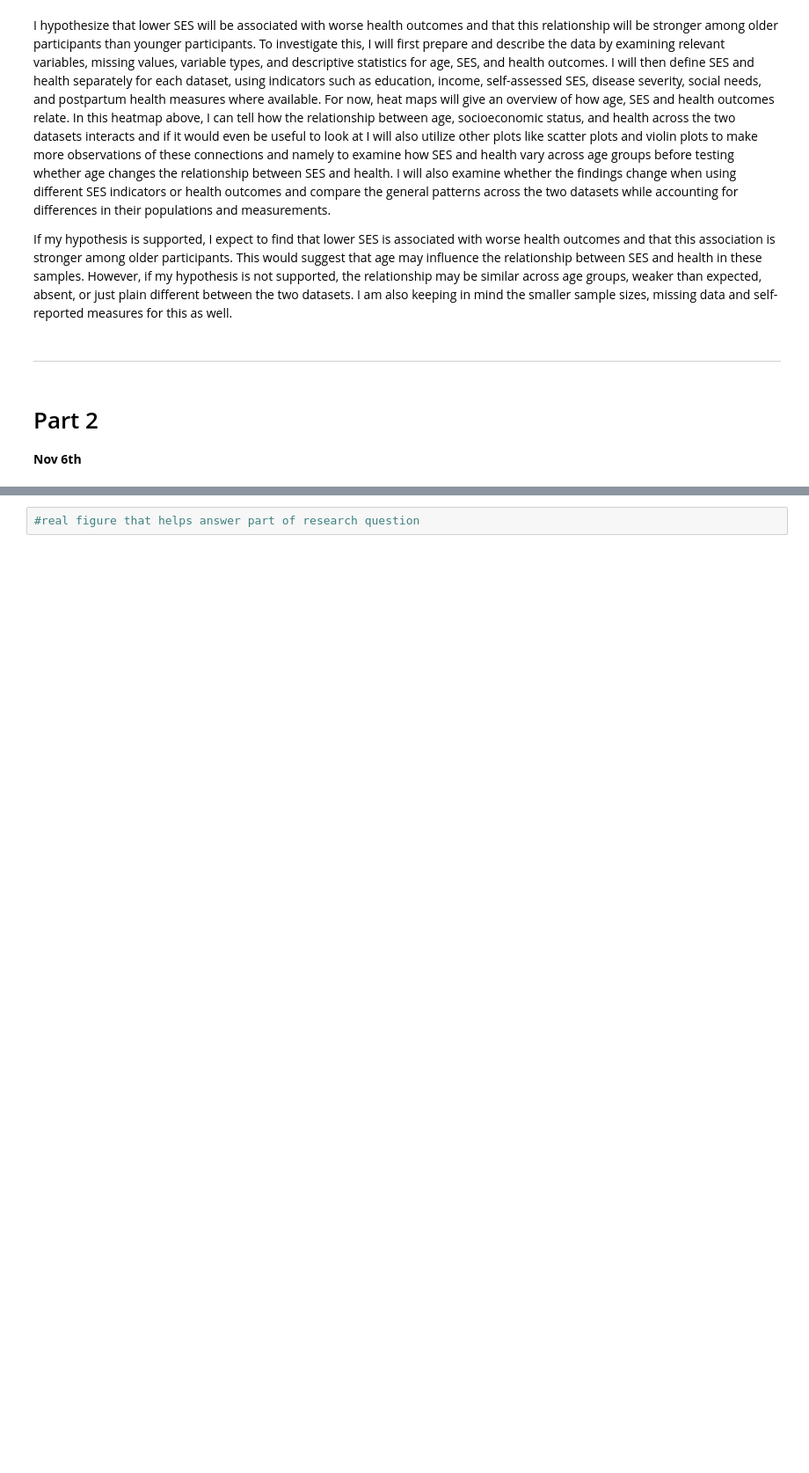
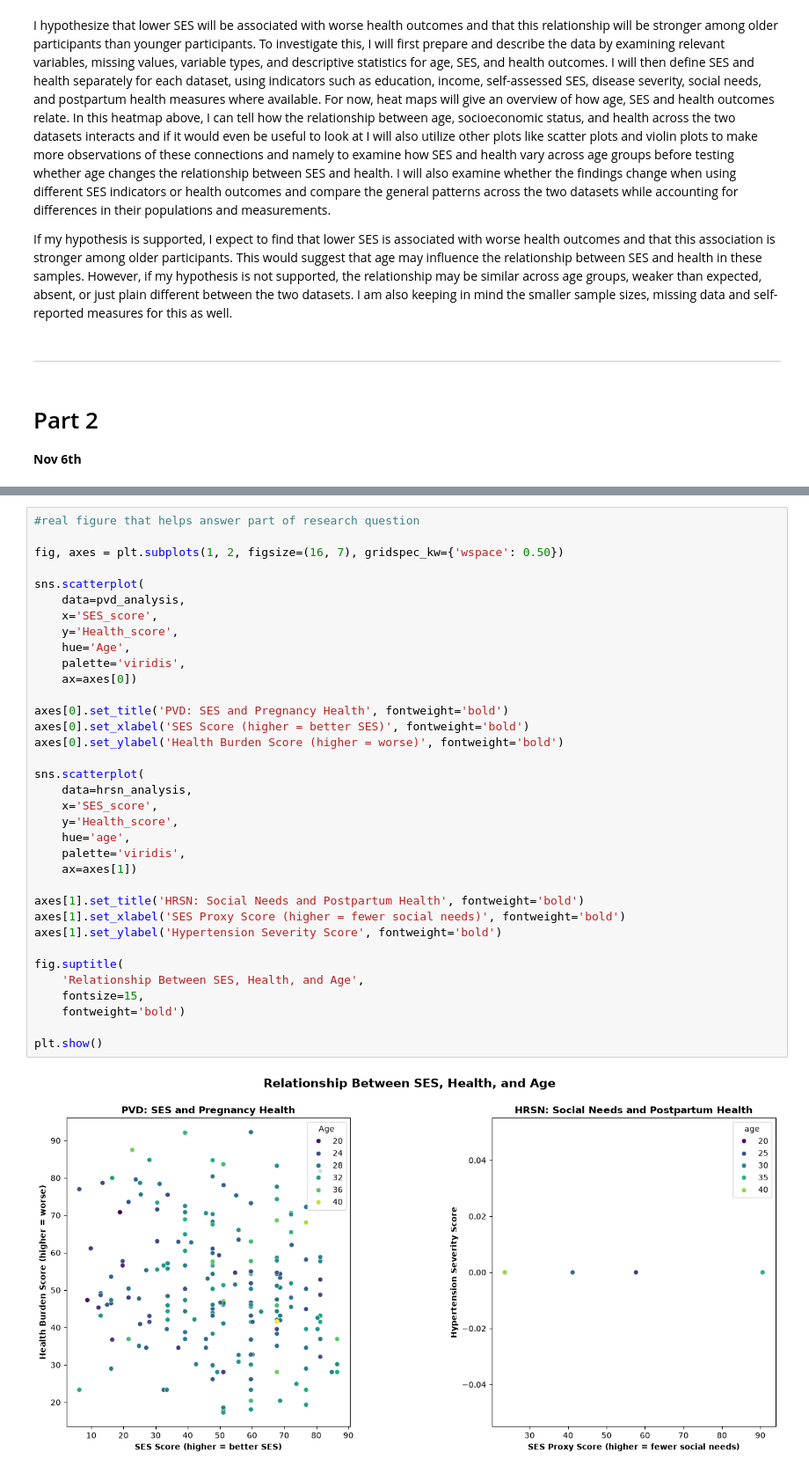
Before and after one commit to vgemoetsjohnson-sketch/FDS2-F26-FinalProject-Group2, a Jupyter notebook: q3_victoriagemoetsjohnson.ipynb, the cells around one changed output, grey strips where cells are left out. Shown at 88% size. Drawn from its saved outputs; the diff is of its cells as text; blank space fills up the shorter version.

```diff
--- a/q3_victoriagemoetsjohnson.ipynb
+++ b/q3_victoriagemoetsjohnson.ipynb
@@ -222,2 +258,37 @@ If my hypothesis is supported, I expect to find that lower SES is associated wit
 # %%
 #real figure that helps answer part of research question
+
+fig, axes = plt.subplots(1, 2, figsize=(16, 7), gridspec_kw={'wspace': 0.50})
+
+sns.scatterplot(
+    data=pvd_analysis,
+    x='SES_score',
+    y='Health_score',
+    hue='Age',
+    palette='viridis',
+    ax=axes[0])
+
+axes[0].set_title('PVD: SES and Pregnancy Health', fontweight='bold')
+axes[0].set_xlabel('SES Score (higher = better SES)', fontweight='bold')
+axes[0].set_ylabel('Health Burden Score (higher = worse)', fontweight='bold')
+
+sns.scatterplot(
+    data=hrsn_analysis,
+    x='SES_score',
+    y='Health_score',
+    hue='age',
+    palette='viridis',
+    ax=axes[1])
+
+axes[1].set_title('HRSN: Social Needs and Postpartum Health', fontweight='bold')
+axes[1].set_xlabel('SES Proxy Score (higher = fewer social needs)', fontweight='bold')
+axes[1].set_ylabel('Hypertension Severity Score', fontweight='bold')
+
+fig.suptitle(
+    'Relationship Between SES, Health, and Age',
+    fontsize=15,
+    fontweight='bold')
+
+plt.show()
+# %% [output]
+[figure, added]
```
Also changed, not shown: parts of 6 cells of this notebook, 2 other files.
